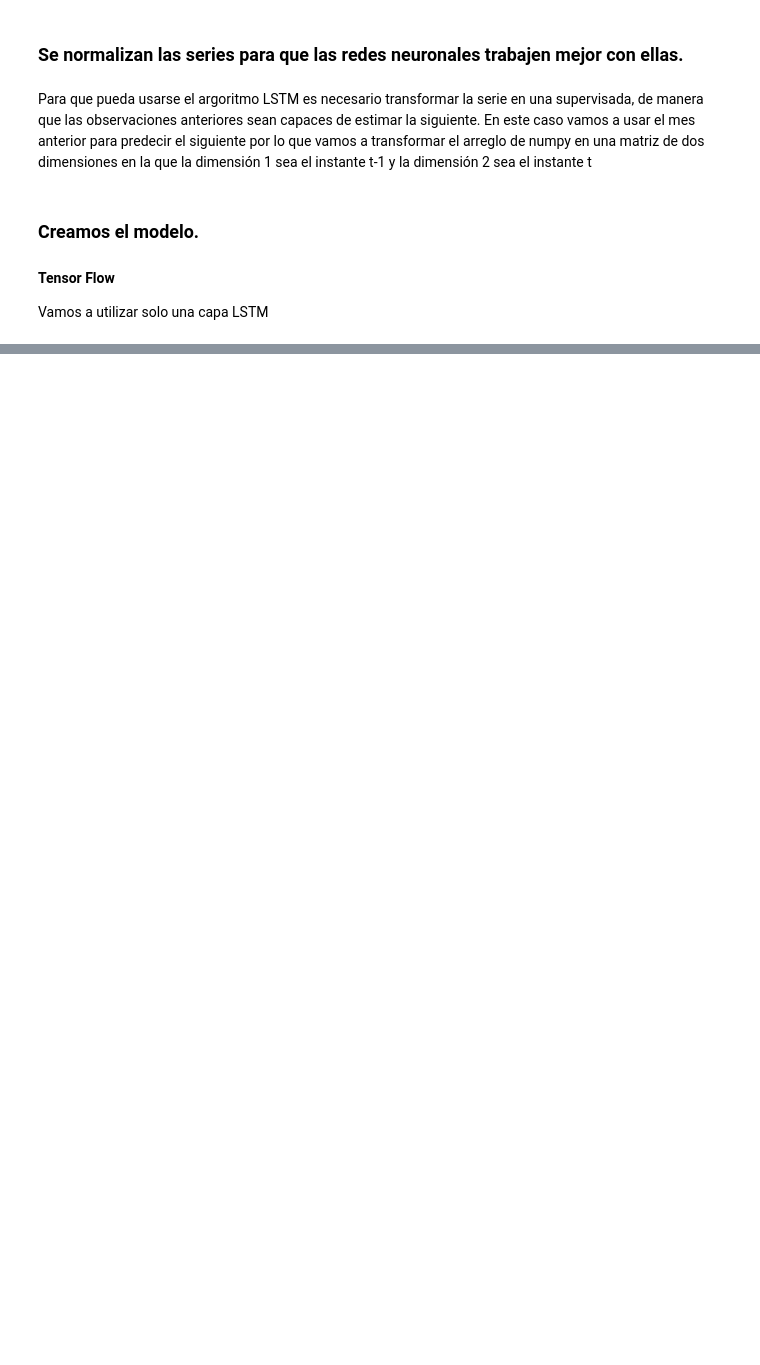
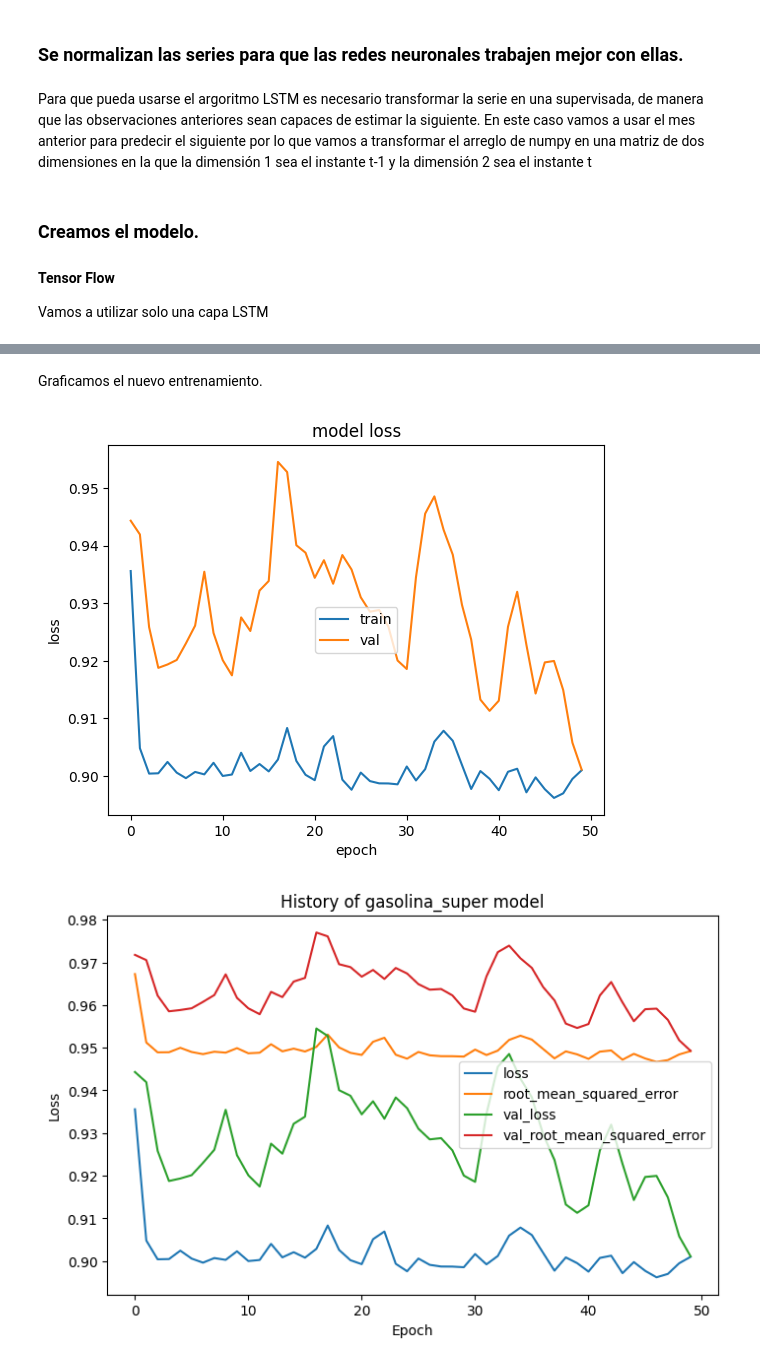
Before and after one commit to Danval-003/lstm-deep-learning, a Jupyter notebook: lstm-deep-learning.ipynb, the cells around one changed output, grey strips where cells are left out. Saved outputs shown, nothing was run; the diff lists cells and outputs as text; code cells hidden in the pictures; blank space fills up the shorter version.

```diff
--- a/lstm-deep-learning.ipynb
+++ b/lstm-deep-learning.ipynb
@@ -347,0 +814,21 @@ gas_lp trained
+# %% [markdown]
+Graficamos el nuevo entrenamiento.
+# %%
+# Graph historys of importacion models
+for key, history in history_importacion.items():
+    plt.plot(history.history['loss'])
+    plt.plot(history.history['val_loss'])
+    plt.title('model loss')
+    plt.ylabel('loss')
+    plt.xlabel('epoch')
+    plt.legend(['train', 'val'], loc='center')
+    plt.show()
+    df_history = pd.DataFrame(history.history)
+    df_history.plot(figsize=(8,5))
+    plt.title(f'History of {key} model')
+    plt.xlabel('Epoch')
+    plt.ylabel('Loss')
+    plt.show()
+# %% [output]
+[figure, added]
+[figure, added]
```
Also changed, not shown: parts of 47 cells of this notebook, 12 other files.
